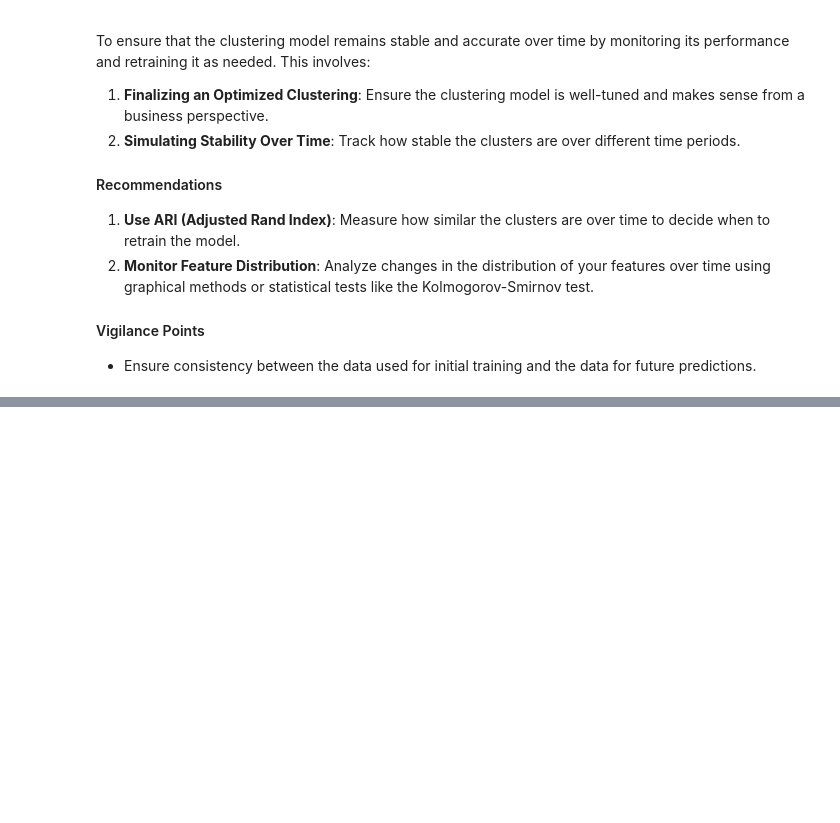
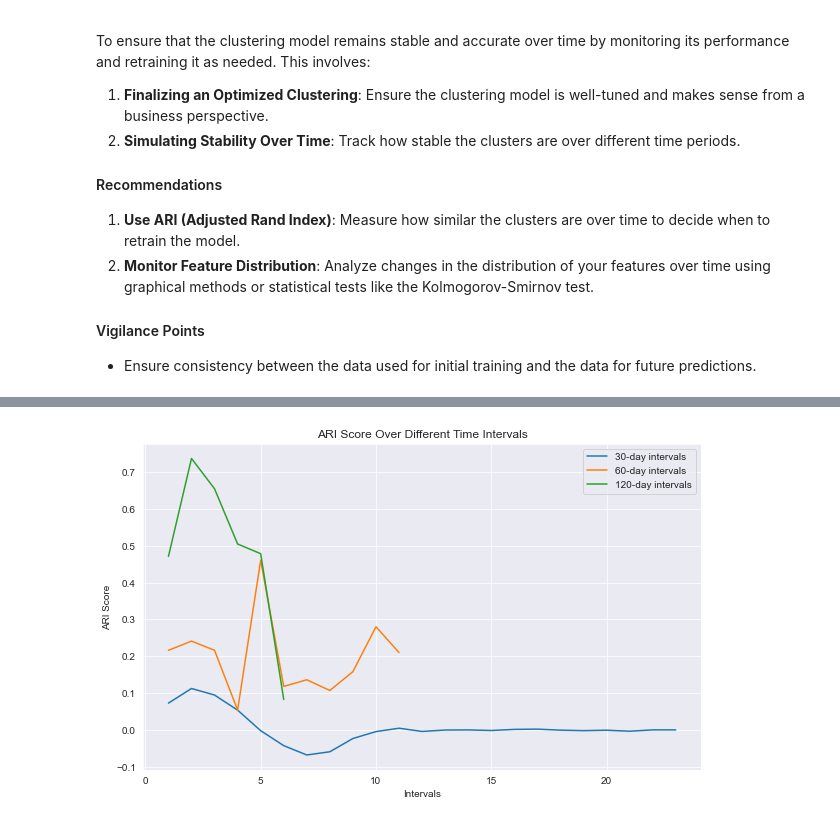
Before and after one commit to preudh/OC_IA_P5_Segment_e_commerce_site_customers, a Jupyter notebook: notebooks/Preudhomme_Patrice_4_notebook_simulation_082024.ipynb, the cells around one changed output, grey strips where cells are left out. Drawn from its saved outputs; the diff is of its cells as text; code cells hidden in the pictures; blank space fills up the shorter version.

```diff
--- a/notebooks/Preudhomme_Patrice_4_notebook_simulation_082024.ipynb
+++ b/notebooks/Preudhomme_Patrice_4_notebook_simulation_082024.ipynb
@@ -160,0 +25,95 @@ To simulate a maintenance contract and ensure cluster stability:
+# %%
+import os
+import pandas as pd
+import numpy as np
+from sklearn.preprocessing import RobustScaler
+from sklearn.cluster import KMeans
+from sklearn.metrics import adjusted_rand_score
+import matplotlib.pyplot as plt
+from datetime import datetime
+
+# Set environment variable to suppress the KMeans memory leak warning on Windows
+os.environ["OMP_NUM_THREADS"] = "1"
+
+# Load the data
+db_path = os.path.join('..', 'data')
+df_final_kmeans_path = os.path.join(db_path, 'df_final_kmeans_with_clusters.csv')
+df_final_kmeans = pd.read_csv(df_final_kmeans_path)
+
+# Define the date format
+date_format = '%Y-%m-%d %H:%M:%S'  # Adjust this format according to your date format which is 'YYYY-MM-DD HH:MM:SS' in this case
+
+# Identify the available date ranges
+min_date_str = df_final_kmeans['order_purchase_timestamp'].min() # Minimum date in the dataset as a string format for comparison
+max_date_str = df_final_kmeans['order_purchase_timestamp'].max() # Maximum date in the dataset as a string format for comparison
+min_date = datetime.strptime(min_date_str, date_format) # Convert the minimum date to a datetime object, e.g. from '2016-09-04 21:15:19' to 2016-09-04 21:15:19
+max_date = datetime.strptime(max_date_str, date_format) # Convert the maximum date to a datetime object, e.g. from '2018-09-03 09:06:57' to 2018-09-03 09:06:57
+
+# Print the Date range which is: 2016-09-04 21:15:19 to 2018-10-17 17:30:18
+print(f"Date range: {min_date_str} to {max_date_str}")
+
+# Transform the 'order_purchase_timestamp' column to the number of days since the max date in the dataset
+df_final_kmeans['days_since_last_purchase'] = df_final_kmeans['order_purchase_timestamp'].apply(lambda x: (max_date - datetime.strptime(x, date_format)).days)
+
+# Display unique values of 'days_since_last_purchase'
+print("days_since_last_purchase statistics:")
+print(df_final_kmeans['days_since_last_purchase'].describe())
+
+# Function to get the data for modeling
+def get_data_for_model(data, start_time, interval):
+    end_time = start_time + interval
+    return data[(data['days_since_last_purchase'] >= start_time) & (data['days_since_last_purchase'] < end_time)]
+
+# Define specific intervals
+frequencies = [3, 7, 15, 30, 60, 120]  # 3, 7, 15, 30, 60, 120 days
+scores_dict = {}
+
+# Select only numeric columns for scaling and clustering
+numeric_columns = df_final_kmeans.select_dtypes(include=[np.number]).columns.tolist()
+numeric_columns.remove('days_since_last_purchase')
+
+# Initial model on the data of D_0
+initial_time = df_final_kmeans['days_since_last_purchase'].min()
+
+for interval in frequencies:
+    scores = []
+    D0 = get_data_for_model(df_final_kmeans, initial_time, interval)
+
+    if not D0.empty and len(D0) >= 4:  # Ensure at least 4 samples
+        scaler = RobustScaler()
+        D0_scaled = scaler.fit_transform(D0[numeric_columns])
+        model_0 = KMeans(n_clusters=4).fit(D0_scaled)  # Use 4 clusters
+
+        # Temporal loop to track the stability of the model
+        for t in range(int(initial_time) + interval, int(df_final_kmeans['days_since_last_purchase'].max()), interval):
+            Di = get_data_for_model(df_final_kmeans, t, interval)
+            if Di.empty or len(Di) < 4:  # Ensure at least 4 samples
+                continue
+
+            Di_scaled = scaler.transform(Di[numeric_columns])
+            model_i = KMeans(n_clusters=4).fit(Di_scaled)  # Use 4 clusters
+
+            # Calculate the ARI
+            labels_0 = model_0.predict(Di_scaled)
+            labels_i = model_i.predict(Di_scaled)
+            score = adjusted_rand_score(labels_0, labels_i)
+            scores.append(score)
+
+    scores_dict[interval] = scores
+
+# Print ARI scores for each interval
+for interval, scores in scores_dict.items():
+    print(f"Scores for interval {interval} days:\n", scores)
+
+# Visualize the results
+plt.figure(figsize=(10, 6))
+for interval, scores in scores_dict.items():
+    if scores:
+        print(f"Plotting scores for interval {interval} days: {scores}")  # Print scores for verification
+        plt.plot(range(1, len(scores) + 1), scores, label=f'{interval}-day intervals')
+plt.xlabel('Intervals')
+plt.ylabel('ARI Score')
+plt.title('ARI Score Over Different Time Intervals')
+plt.legend()
+plt.show()
+# %% [output]
@@ -160,0 +137 @@ To simulate a maintenance contract and ensure cluster stability:
+[figure, added]
```
Also changed, not shown: parts of 20 cells of this notebook, 1 other file.
